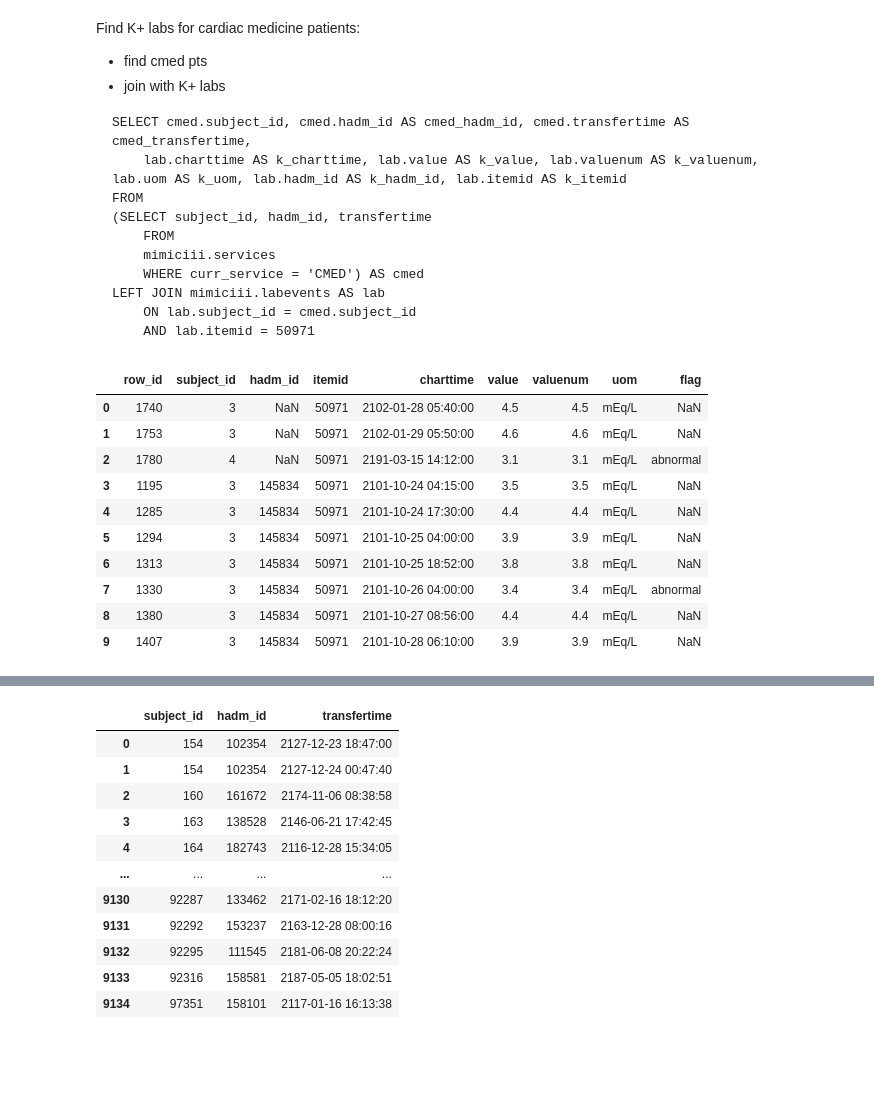
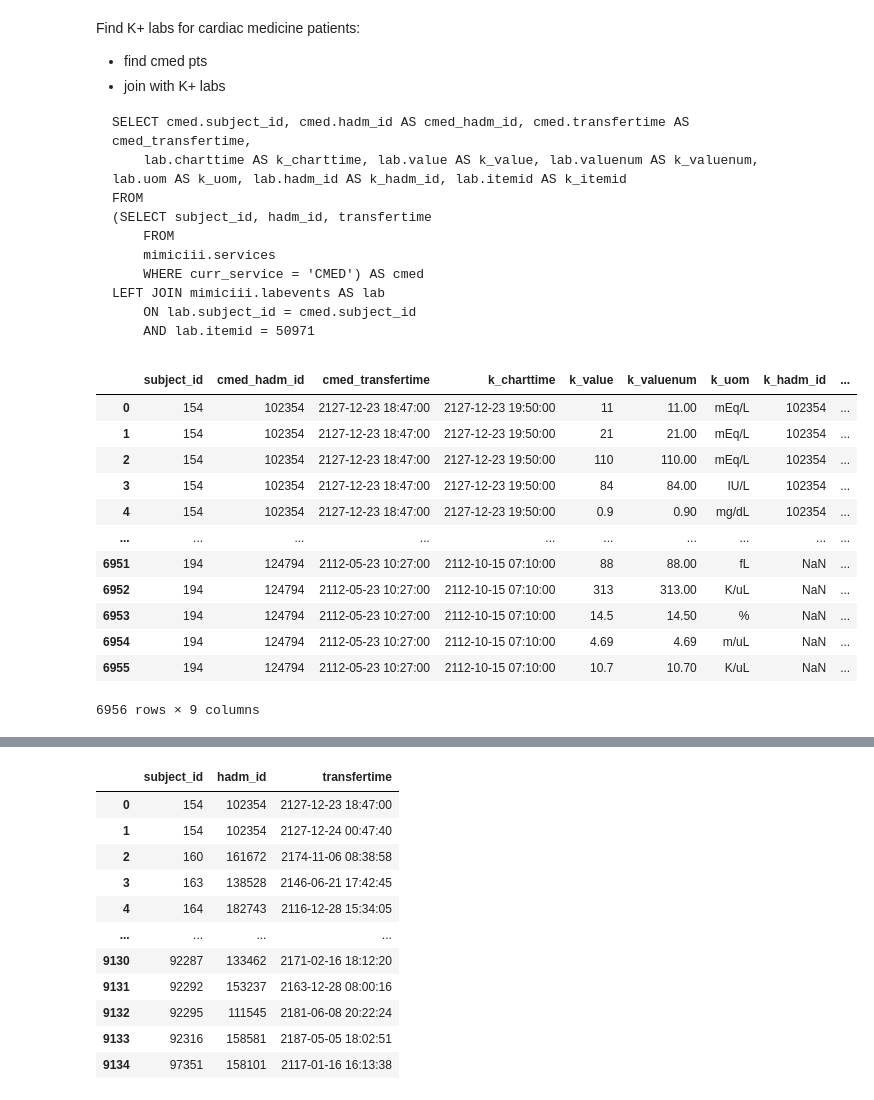
Before and after one commit to yankou/Electric-Rhythms, a Jupyter notebook: notebooks/ExploratoryDataAnalysis.ipynb, the cells around one changed output, grey strips where cells are left out. Saved outputs shown, nothing was run; the diff lists cells and outputs as text; code cells hidden in the pictures; blank space fills up the shorter version.

```diff
--- a/notebooks/ExploratoryDataAnalysis.ipynb
+++ b/notebooks/ExploratoryDataAnalysis.ipynb
@@ -73,17 +113,19 @@ LEFT JOIN mimiciii.labevents AS lab
     ON lab.subject_id = cmed.subject_id
     AND lab.itemid = 50971
 </pre>
-# %%
-mimic_common.loaded_sql[0]
-# %% [output]
-|  | row_id | subject_id | hadm_id | itemid | charttime | value | valuenum | uom | flag |
-| 0 | 1740 | 3 | NaN | 50971 | 2102-01-28 05:40:00 | 4.5 | 4.5 | mEq/L | NaN |
-| 1 | 1753 | 3 | NaN | 50971 | 2102-01-29 05:50:00 | 4.6 | 4.6 | mEq/L | NaN |
-| 2 | 1780 | 4 | NaN | 50971 | 2191-03-15 14:12:00 | 3.1 | 3.1 | mEq/L | abnormal |
-| 3 | 1195 | 3 | 145834 | 50971 | 2101-10-24 04:15:00 | 3.5 | 3.5 | mEq/L | NaN |
-| 4 | 1285 | 3 | 145834 | 50971 | 2101-10-24 17:30:00 | 4.4 | 4.4 | mEq/L | NaN |
-| 5 | 1294 | 3 | 145834 | 50971 | 2101-10-25 04:00:00 | 3.9 | 3.9 | mEq/L | NaN |
-| 6 | 1313 | 3 | 145834 | 50971 | 2101-10-25 18:52:00 | 3.8 | 3.8 | mEq/L | NaN |
-| 7 | 1330 | 3 | 145834 | 50971 | 2101-10-26 04:00:00 | 3.4 | 3.4 | mEq/L | abnormal |
-| 8 | 1380 | 3 | 145834 | 50971 | 2101-10-27 08:56:00 | 4.4 | 4.4 | mEq/L | NaN |
-| 9 | 1407 | 3 | 145834 | 50971 | 2101-10-28 06:10:00 | 3.9 | 3.9 | mEq/L | NaN |
+# %%
+first10
+# %% [output]
+|  | subject_id | cmed_hadm_id | cmed_transfertime | k_charttime | k_value | k_valuenum | k_uom | k_hadm_id | ... |
+| 0 | 154 | 102354 | 2127-12-23 18:47:00 | 2127-12-23 19:50:00 | 11 | 11.00 | mEq/L | 102354 | ... |
+| 1 | 154 | 102354 | 2127-12-23 18:47:00 | 2127-12-23 19:50:00 | 21 | 21.00 | mEq/L | 102354 | ... |
+| 2 | 154 | 102354 | 2127-12-23 18:47:00 | 2127-12-23 19:50:00 | 110 | 110.00 | mEq/L | 102354 | ... |
+| 3 | 154 | 102354 | 2127-12-23 18:47:00 | 2127-12-23 19:50:00 | 84 | 84.00 | IU/L | 102354 | ... |
+| 4 | 154 | 102354 | 2127-12-23 18:47:00 | 2127-12-23 19:50:00 | 0.9 | 0.90 | mg/dL | 102354 | ... |
+| ... | ... | ... | ... | ... | ... | ... | ... | ... | ... |
+| 6951 | 194 | 124794 | 2112-05-23 10:27:00 | 2112-10-15 07:10:00 | 88 | 88.00 | fL | NaN | ... |
+| 6952 | 194 | 124794 | 2112-05-23 10:27:00 | 2112-10-15 07:10:00 | 313 | 313.00 | K/uL | NaN | ... |
+| 6953 | 194 | 124794 | 2112-05-23 10:27:00 | 2112-10-15 07:10:00 | 14.5 | 14.50 | % | NaN | ... |
+| 6954 | 194 | 124794 | 2112-05-23 10:27:00 | 2112-10-15 07:10:00 | 4.69 | 4.69 | m/uL | NaN | ... |
+| 6955 | 194 | 124794 | 2112-05-23 10:27:00 | 2112-10-15 07:10:00 | 10.7 | 10.70 | K/uL | NaN | ... |
+6956 rows × 9 columns
```
Also changed, not shown: parts of 16 cells of this notebook.
